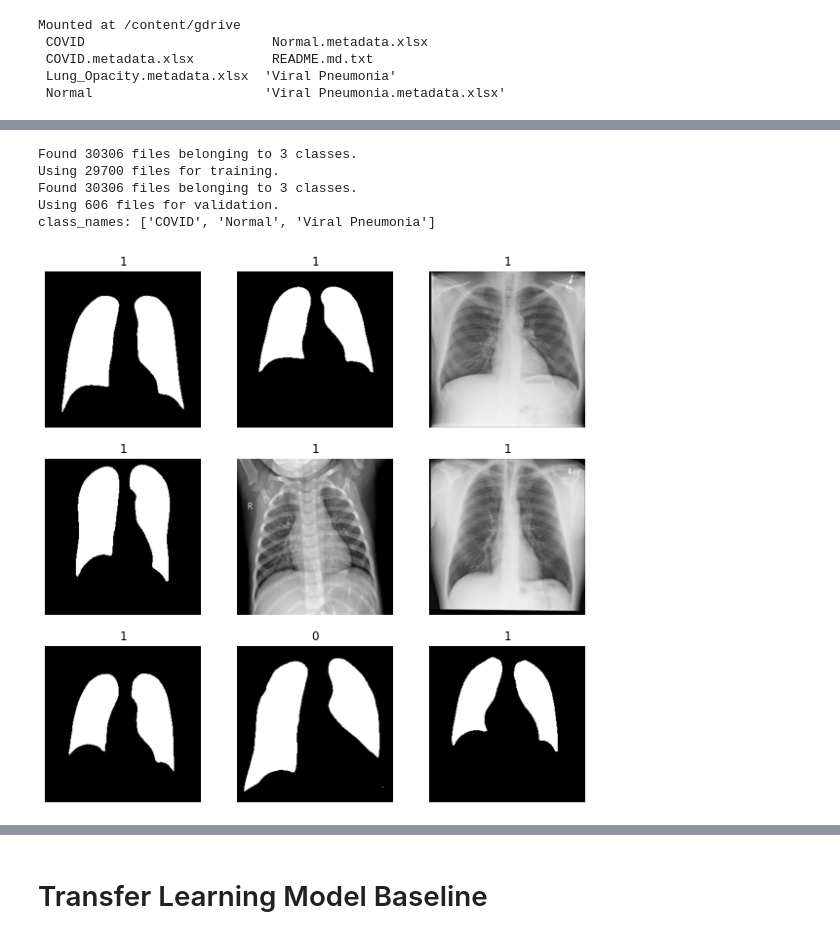
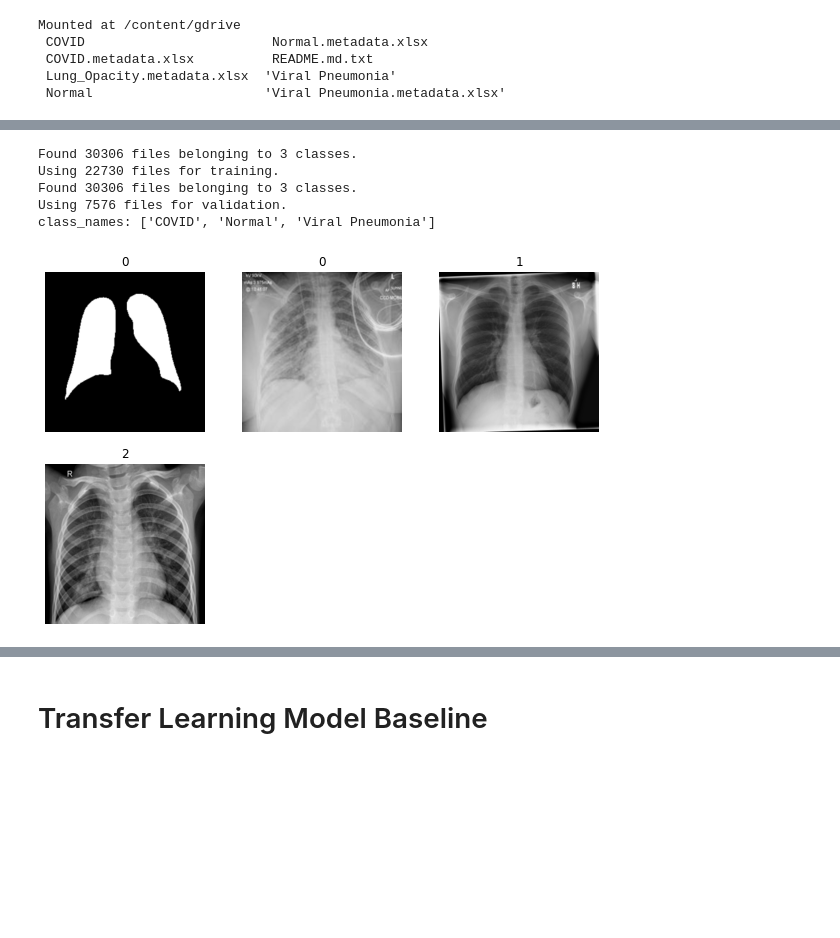
Before and after one commit to wiplash742000/Masters_Thesis_Automated_Detection_of_COVID_19_Using_GANs_and_CNNs, a Jupyter notebook: Jupyter Notebooks/CNNS/Radiography_CNNs.ipynb, the cells around one changed output, grey strips where cells are left out. Saved outputs shown, nothing was run; the diff lists cells and outputs as text; code cells hidden in the pictures; blank space fills up the shorter version.

Commit message:
Updating models
Had issues with model training, wasn't passing in entire dataset to epoch so rerunning and updating.

```diff
--- a/Jupyter Notebooks/CNNS/Radiography_CNNs.ipynb
+++ b/Jupyter Notebooks/CNNS/Radiography_CNNs.ipynb
@@ -55,39 +55,39 @@ xray_covid19_dataset = os.path.abspath("/content/gdrive/My Drive/xray_dataset_co
 # %%
 #Loading of images based on ref: https://keras.io/examples/vision/image_classification_from_scratch/
 
-image_size = (256, 256)
-batch_size = 32
-train_ds = tf.keras.utils.image_dataset_from_directory(radiography_dataset, validation_split=0.02,
+image_size = (299, 299)
+batch_size = 8
+train_ds = tf.keras.utils.image_dataset_from_directory(radiography_dataset, validation_split=0.25,
     subset="training",
     seed=1337,
     image_size=image_size,
     batch_size=batch_size,
     crop_to_aspect_ratio=True
 )
 
-val_ds = tf.keras.utils.image_dataset_from_directory(radiography_dataset, validation_split=0.02,
+val_ds = tf.keras.utils.image_dataset_from_directory(radiography_dataset, validation_split=0.25,
     subset="validation",
     seed=1337,
     image_size=image_size,
     batch_size=batch_size,
     crop_to_aspect_ratio=True
 )
 plt.figure(figsize=(10, 10))
 for images, labels in train_ds.take(1):
-    for i in range(9):
+    for i in range(4):
         ax = plt.subplot(3, 3, i + 1)
         plt.imshow(images[i].numpy().astype("uint8"))
         plt.title(int(labels[i]))
         plt.axis("off")
 class_names = val_ds.class_names
 print( "class_names: " + str( class_names ) )
 # %% [output]
 Found 30306 files belonging to 3 classes.
-Using 29700 files for training.
+Using 22730 files for training.
 Found 30306 files belonging to 3 classes.
-Using 606 files for validation.
+Using 7576 files for validation.
 class_names: ['COVID', 'Normal', 'Viral Pneumonia']
-[figure, old version]
+[figure, new version]
 # %%
 #CNN Model based on ref: https://keras.io/examples/vision/image_classification_from_scratch/
 
```
Also changed, not shown: parts of 5 cells of this notebook, 8 other files.
